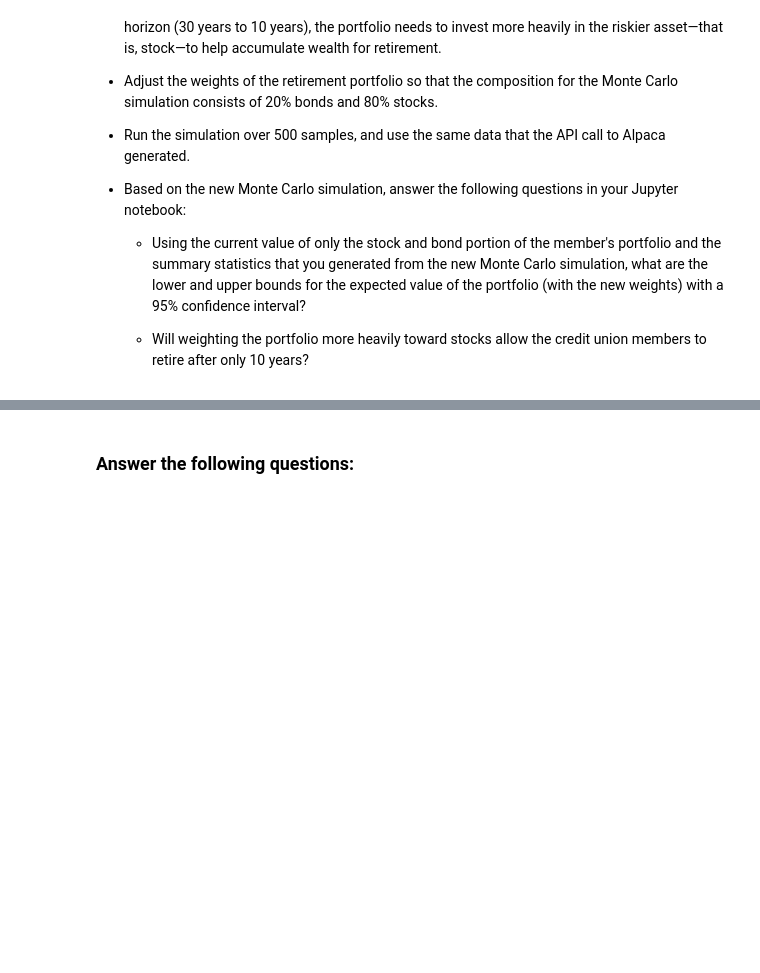
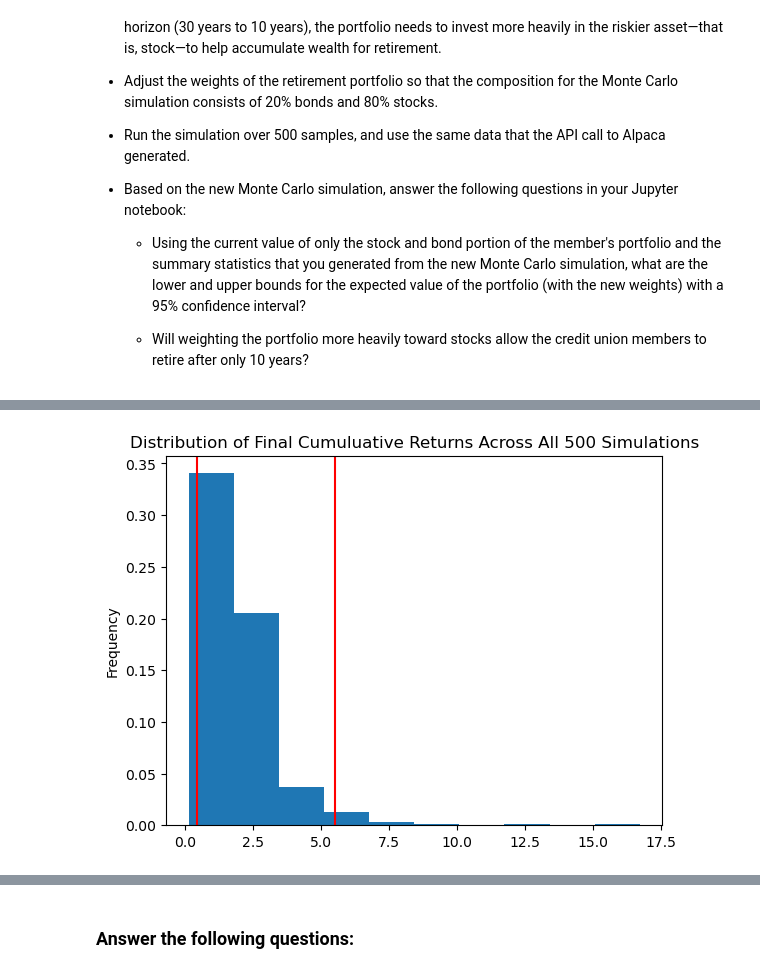
Before and after one commit to halamkim/challenge_05, a Jupyter notebook: financial_planning_tools.ipynb, the cells around one changed output, grey strips where cells are left out. Cells and saved outputs as stored; diff of their text form; code cells hidden in the pictures; blank space fills up the shorter version.

```diff
--- a/financial_planning_tools.ipynb
+++ b/financial_planning_tools.ipynb
@@ -643,7 +702,10 @@ For this new Monte Carlo simulation, do the following:
 # %%
 # Visualize the probability distribution of the 10-year Monte Carlo simulation
 # by plotting a histogram
-# YOUR CODE HERE
+MC_10years_dist_plot= MC_10years.plot_distribution()
+MC_10years_dist_plot.get_figure().savefig("10 years distribution.png", bbox_inches = "tight")
+# %% [output]
+[figure, added]
 # %%
 # Generate summary statistics from the 10-year Monte Carlo simulation results
 # Save the results as a variable
```
Also changed, not shown: parts of 6 cells of this notebook, 3 other files.
